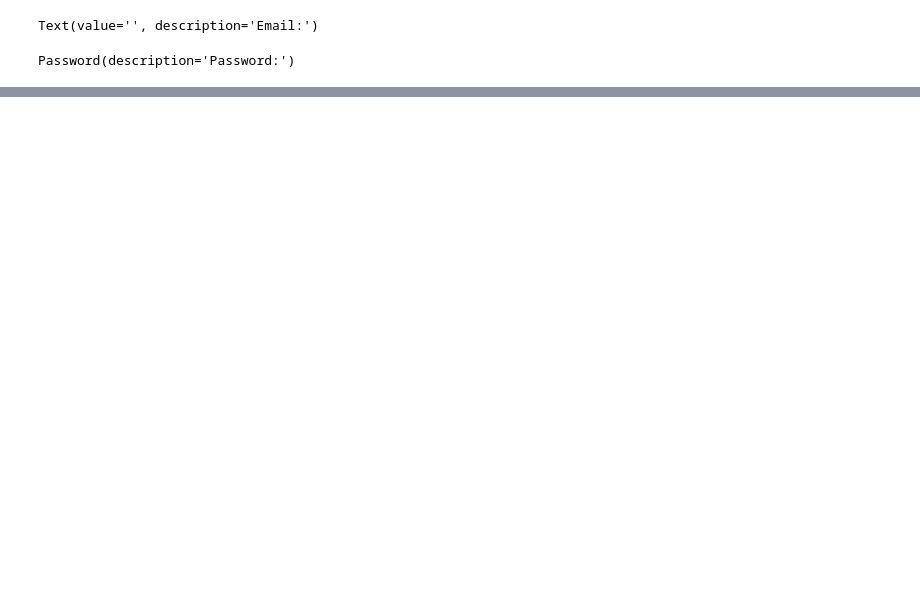
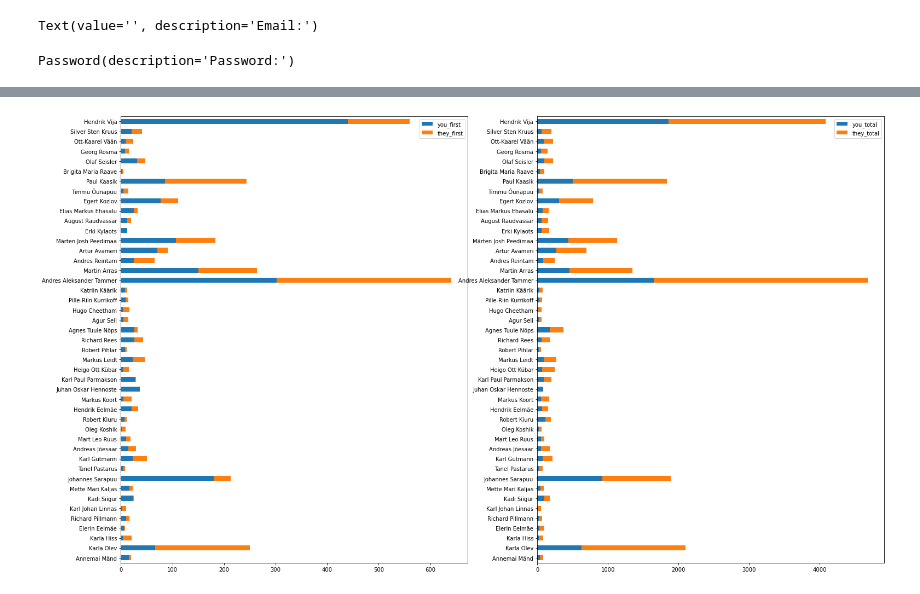
Before and after one commit to FeldrinH/xkcd-messenger-analysis, a Jupyter notebook: exploration.ipynb, the cells around one changed output, grey strips where cells are left out. Drawn from its saved outputs; the diff is of its cells as text; code cells hidden in the pictures; blank space fills up the shorter version.

```diff
--- a/exploration.ipynb
+++ b/exploration.ipynb
@@ -38,3 +38,6 @@ Logged in successfuly
 # %%
-[i async for i in client.fetch_threads(1000)]
+# Fetch all threads
+
+threads_all = [i async for i in client.fetch_threads(500) if isinstance(i, UserData)]
+print("DONE")
 # %% [output]
@@ -60,0 +73,11 @@ Logged in successfuly
+# %%
+# Fetch message timings
+
+threads_data = {}
+for thread in threads:
+    print(thread.name)
+    messages = [(msg.created_at, msg.author == thread.session.user.id) async for msg in thread.fetch_messages(None)]
+    messages.reverse()
+    threads_data[thread.name] = messages
+
+print("DONE")
@@ -60,0 +102,35 @@ Logged in successfuly
+# %%
+cutoff = datetime.timedelta(hours=4)
+def get_message_breakdown(messages):
+    you_first = 0
+    they_first = 0
+    you_total = 0
+    they_total = 0
+
+    last_time = None
+    for message in messages:
+        message_time, message_you = message
+
+        if (not last_time) or (message_time - last_time >= cutoff):
+            you_first += int(message_you)
+            they_first += int(not message_you)
+
+        you_total += int(message_you)
+        they_total += int(not message_you)
+
+        last_time = message_time
+
+    return {
+        'you_first': you_first,
+        'they_first': they_first,
+        'you_total': you_total,
+        'they_total': they_total
+    }
+
+breakdowns = pd.DataFrame.from_dict({name: get_message_breakdown(threads_data[name]) for name in threads_data}, 'index')
+
+fig, axs = plt.subplots(1, 2, figsize=(25,15))
+breakdowns[['you_first', 'they_first']].plot.barh(ax=axs[0], stacked=True).invert_yaxis()
+breakdowns[['you_total', 'they_total']].plot.barh(ax=axs[1], stacked=True).invert_yaxis()
+# %% [output]
+[figure, added]
```
Also changed, not shown: parts of 6 cells of this notebook, 1 other file.
